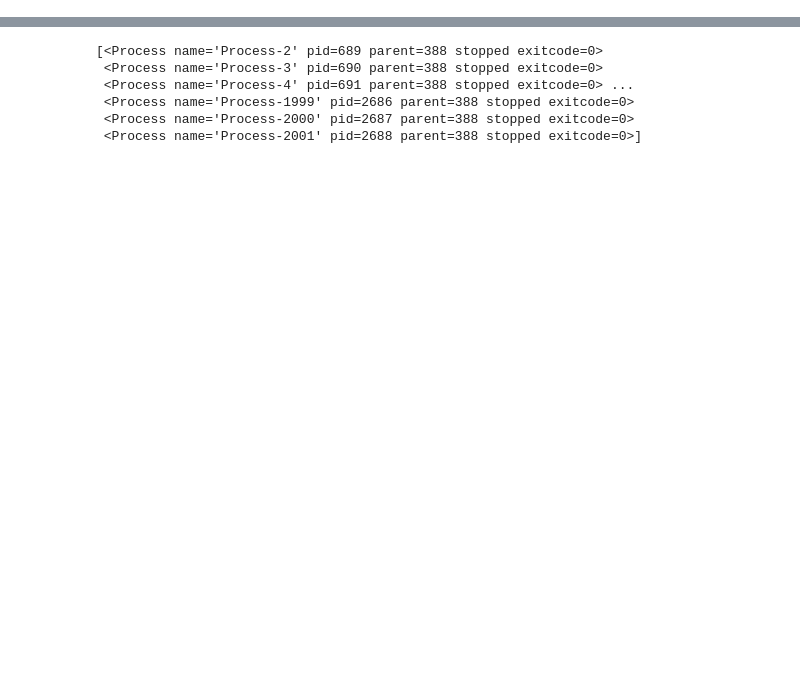
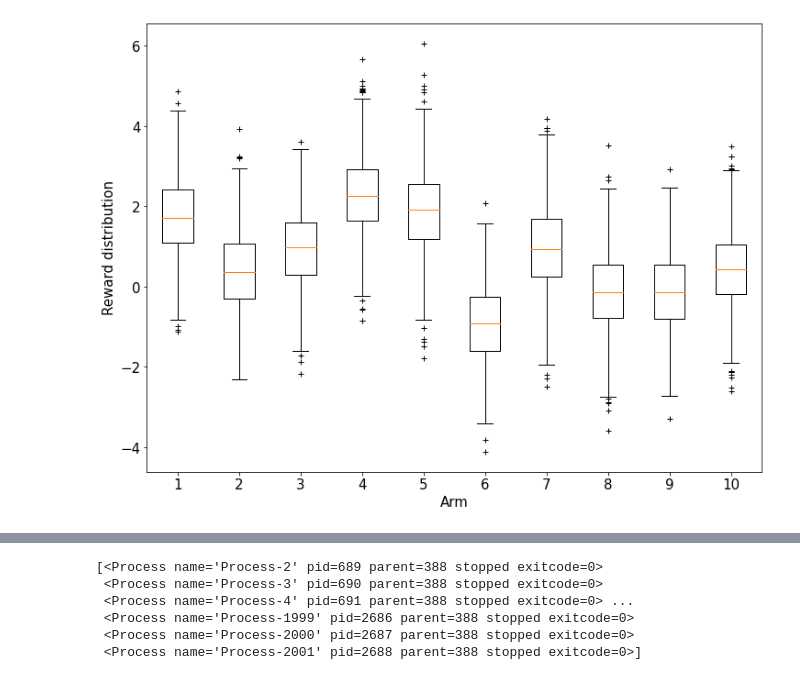
Before and after one commit to cromz22/bandit, a Jupyter notebook: bandit.ipynb, the cells around one changed output, grey strips where cells are left out. Saved outputs shown, nothing was run; the diff lists cells and outputs as text; code cells hidden in the pictures; blank space fills up the shorter version.

```diff
--- a/bandit.ipynb
+++ b/bandit.ipynb
@@ -4,0 +11,6 @@ from multiprocessing import Pool
+# %%
+reward_options_all = []
+for i in range(1000):
+    reward_options_all.append([np.random.normal(loc=qstars[j]) for j in range(k)])
+reward_options_all = np.array(reward_options_all)
+print(reward_options_all.T[0].shape)
@@ -4,0 +24,10 @@ from multiprocessing import Pool
+# %%
+fig = plt.figure(figsize=(12, 9))
+ax = fig.add_subplot(111)
+ax.boxplot(reward_options_all, sym='+')
+ax.tick_params(labelsize=15)
+ax.set_xlabel("Arm", fontsize=15)
+ax.set_ylabel("Reward distribution", fontsize=15)
+fig.savefig("distribution.png")
+# %% [output]
+[figure, added]
```
Also changed, not shown: parts of 13 cells of this notebook, 2 other files.
